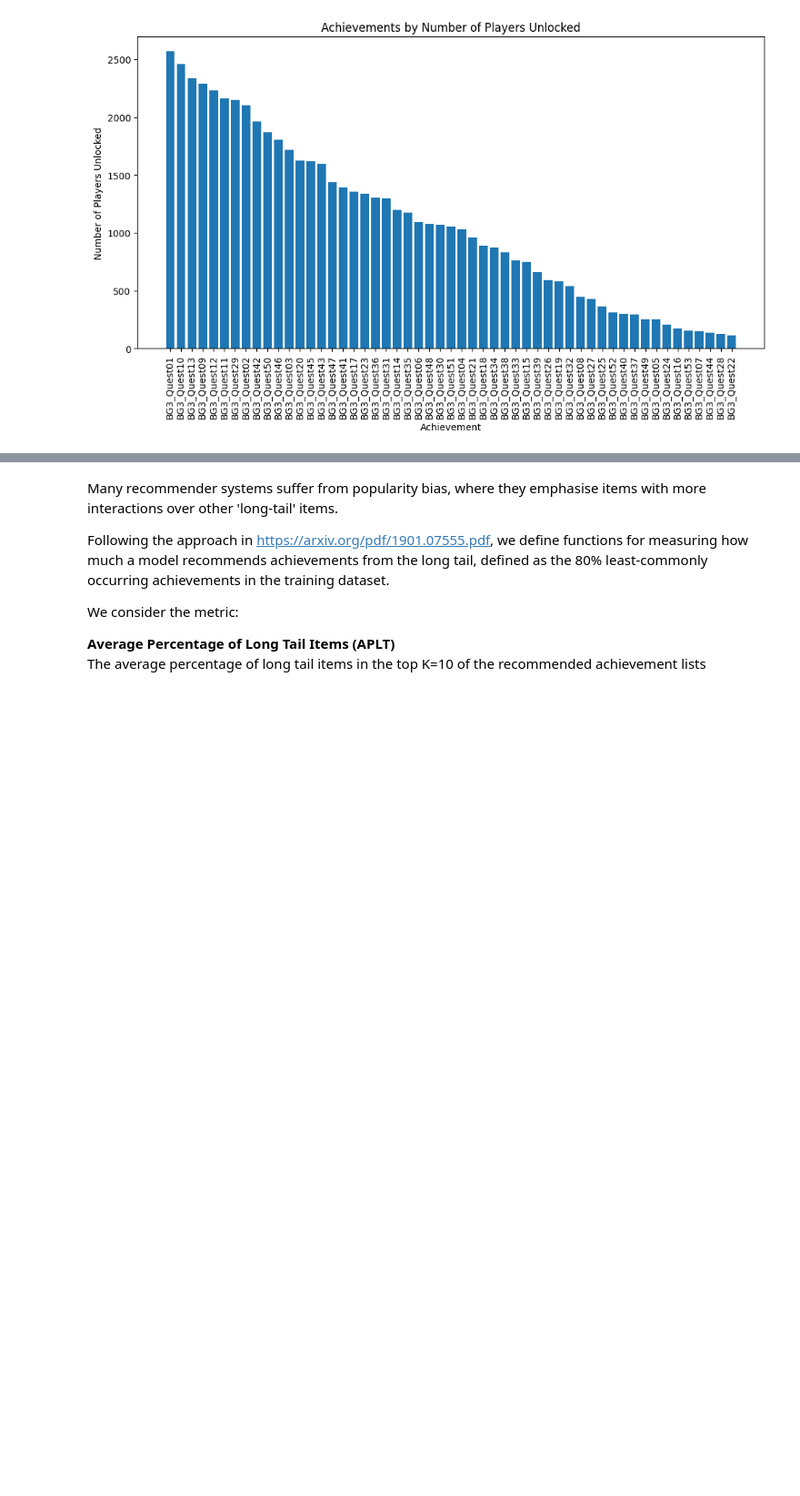
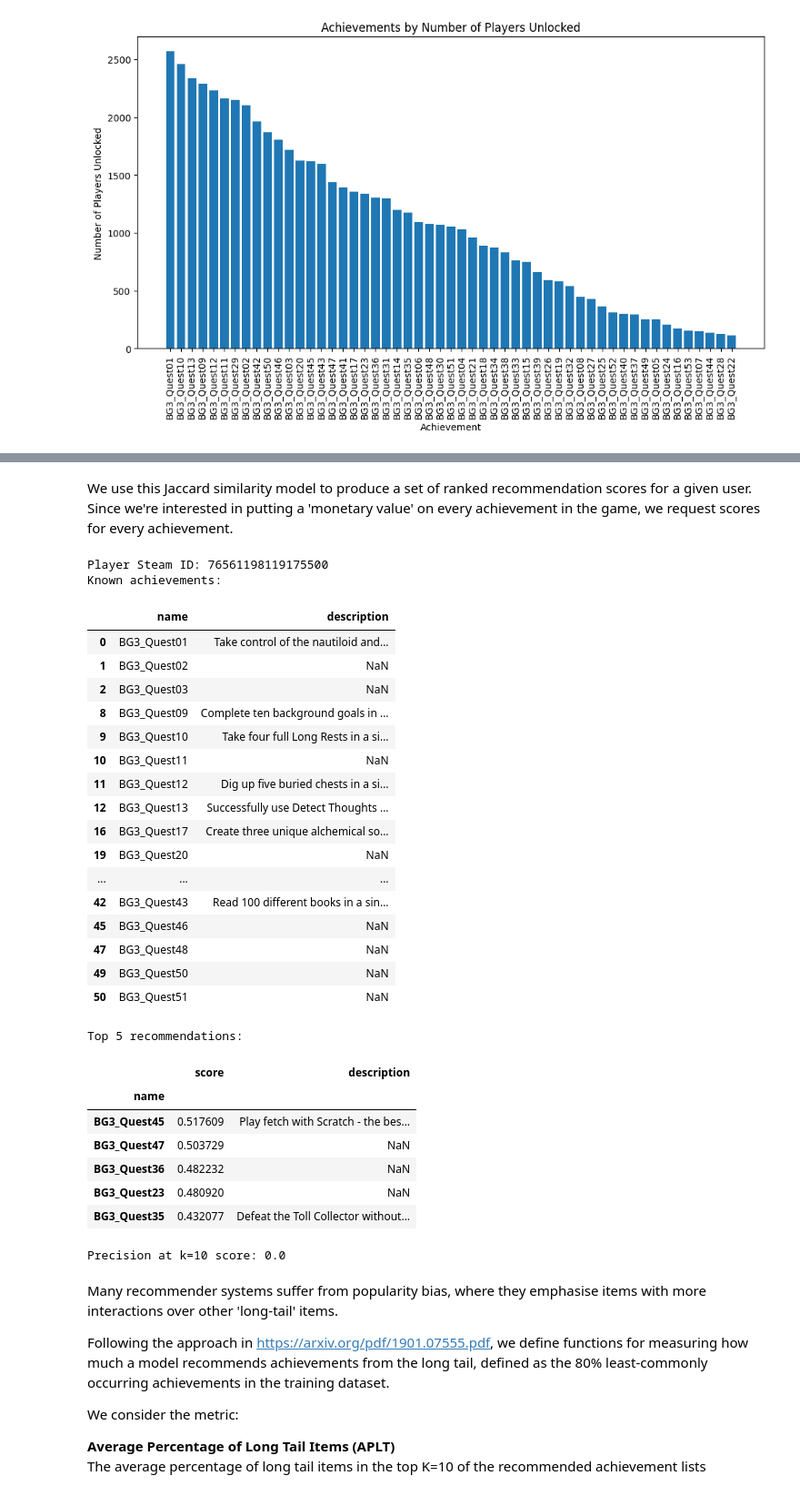
Before and after one commit to richhuwtaylor/recommend-steam-achievements, a Jupyter notebook: recommend_achievements.ipynb, the cells around one changed output, grey strips where cells are left out. Shown at 91% size. Cells and saved outputs as stored; diff of their text form; code cells hidden in the pictures; blank space fills up the shorter version.

```diff
--- a/recommend_achievements.ipynb
+++ b/recommend_achievements.ipynb
@@ -190,3 +208,45 @@ def calculate_average_precision_at_k(df, k):
+# %% [markdown]
+We use this Jaccard similarity model to produce a set of ranked recommendation scores for a given user. Since we're interested in putting a 'monetary value' on every achievement in the game, we request scores for every achievement.
+# %%
+player_of_interest = df_players.index[10] # Steam ID of player of interest
+
+# Retrieve the ranked recommendations for this player (note: we deliberately do not filter known achievements for comparison purposes)
+recommendation_scores = model_jaccard_similarity.recommend(users=[player_of_interest], k=len(df_players.columns))
+scores = pd.Series(recommendation_scores['score'], index=np.array(recommendation_scores['item_id']))
+series_of_interest = df_players.loc[player_of_interest]
+known_achievements = series_of_interest[series_of_interest == 1].index.tolist()
+# Get a list of actual recommendations by removing the already known achievements
+recommended_achievements = scores[~scores.index.isin(known_achievements)]
+display_recommended_achievements(player_of_interest, scores, known_achievements, recommended_achievements)
+# %% [output]
+Player Steam ID: 76561198119175500
+Known achievements:
+|  | name | description |
+| 0 | BG3_Quest01 | Take control of the nautiloid and... |
+| 1 | BG3_Quest02 | NaN |
+| 2 | BG3_Quest03 | NaN |
+| 8 | BG3_Quest09 | Complete ten background goals in ... |
+| 9 | BG3_Quest10 | Take four full Long Rests in a si... |
+| 10 | BG3_Quest11 | NaN |
+| 11 | BG3_Quest12 | Dig up five buried chests in a si... |
+| 12 | BG3_Quest13 | Successfully use Detect Thoughts ... |
+| 16 | BG3_Quest17 | Create three unique alchemical so... |
+| 19 | BG3_Quest20 | NaN |
+| ... | ... | ... |
+| 42 | BG3_Quest43 | Read 100 different books in a sin... |
+| 45 | BG3_Quest46 | NaN |
+| 47 | BG3_Quest48 | NaN |
+| 49 | BG3_Quest50 | NaN |
+| 50 | BG3_Quest51 | NaN |
+Top 5 recommendations:
+|  | score | description |
+| name |  |  |
+| BG3_Quest45 | 0.517609 | Play fetch with Scratch - the bes... |
+| BG3_Quest47 | 0.503729 | NaN |
+| BG3_Quest36 | 0.482232 | NaN |
+| BG3_Quest23 | 0.480920 | NaN |
+| BG3_Quest35 | 0.432077 | Defeat the Toll Collector without... |
+Precision at k=10 score: 0.0
 # %%
 # Create a lookup dictionary of steam_ids and achievement apinames for use with Implicit and LightFM
 player_dict = dict(
```
Also changed, not shown: parts of 16 cells of this notebook.
